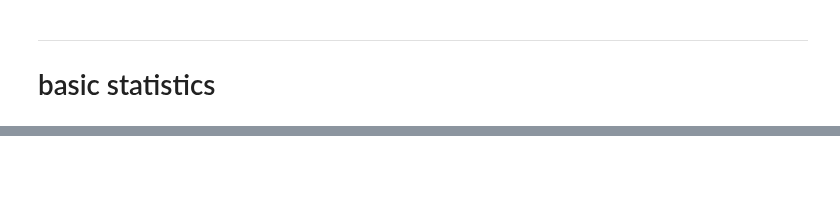
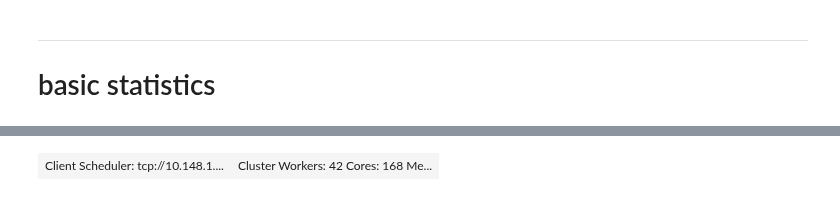
Before and after one commit to apatlpo/mit_equinox, a Jupyter notebook: sandbox/basic_stats.ipynb, the cells around one changed output, grey strips where cells are left out. Saved outputs shown, nothing was run; the diff lists cells and outputs as text; code cells hidden in the pictures; blank space fills up the shorter version.

```diff
--- a/sandbox/basic_stats.ipynb
+++ b/sandbox/basic_stats.ipynb
@@ -83,0 +130,4 @@ m1.plot()
+# %%
+client
+# %% [output]
+| Client Scheduler: tcp://10.148.1.... | Cluster Workers: 42 Cores: 168 Me... |
```
Also changed, not shown: parts of 17 cells of this notebook, 5 other files.
